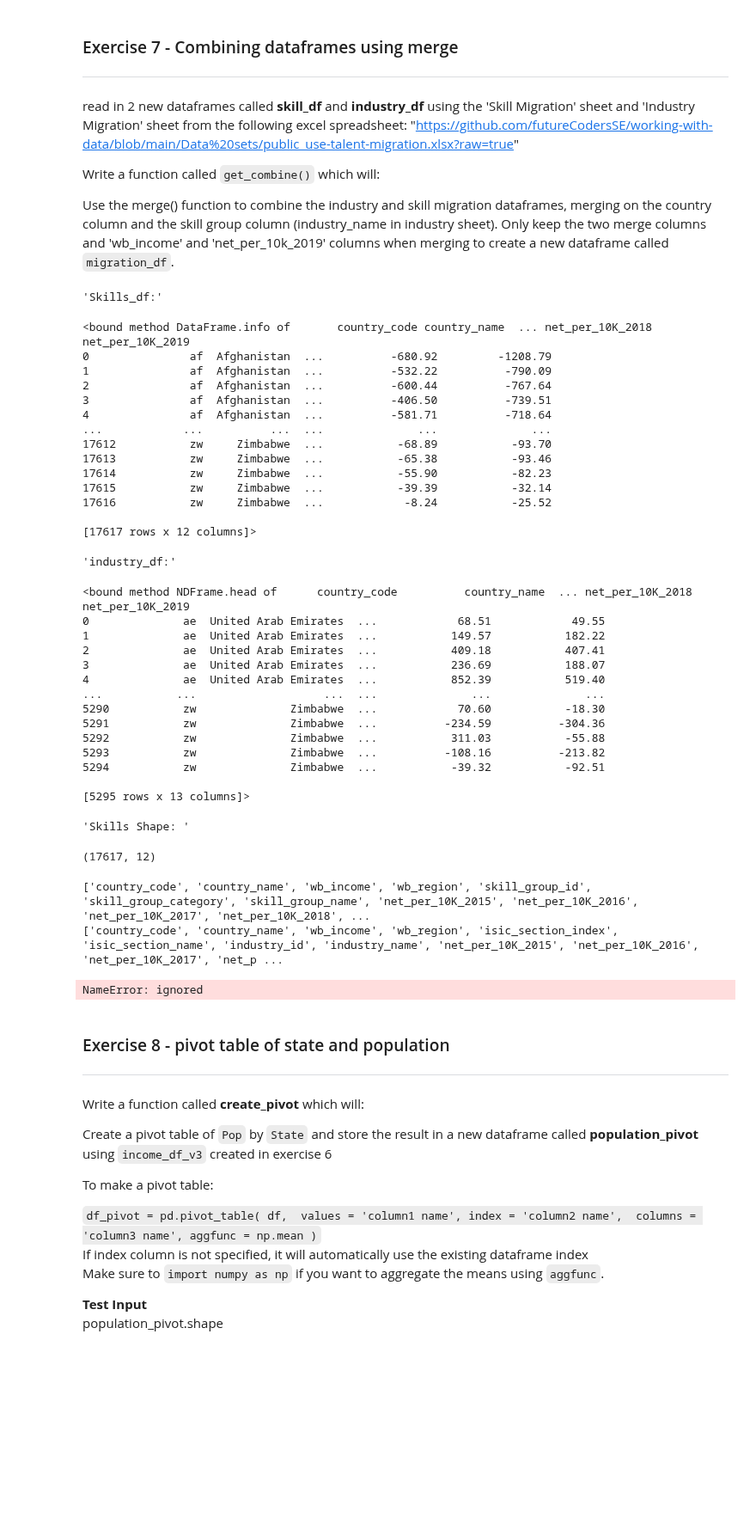
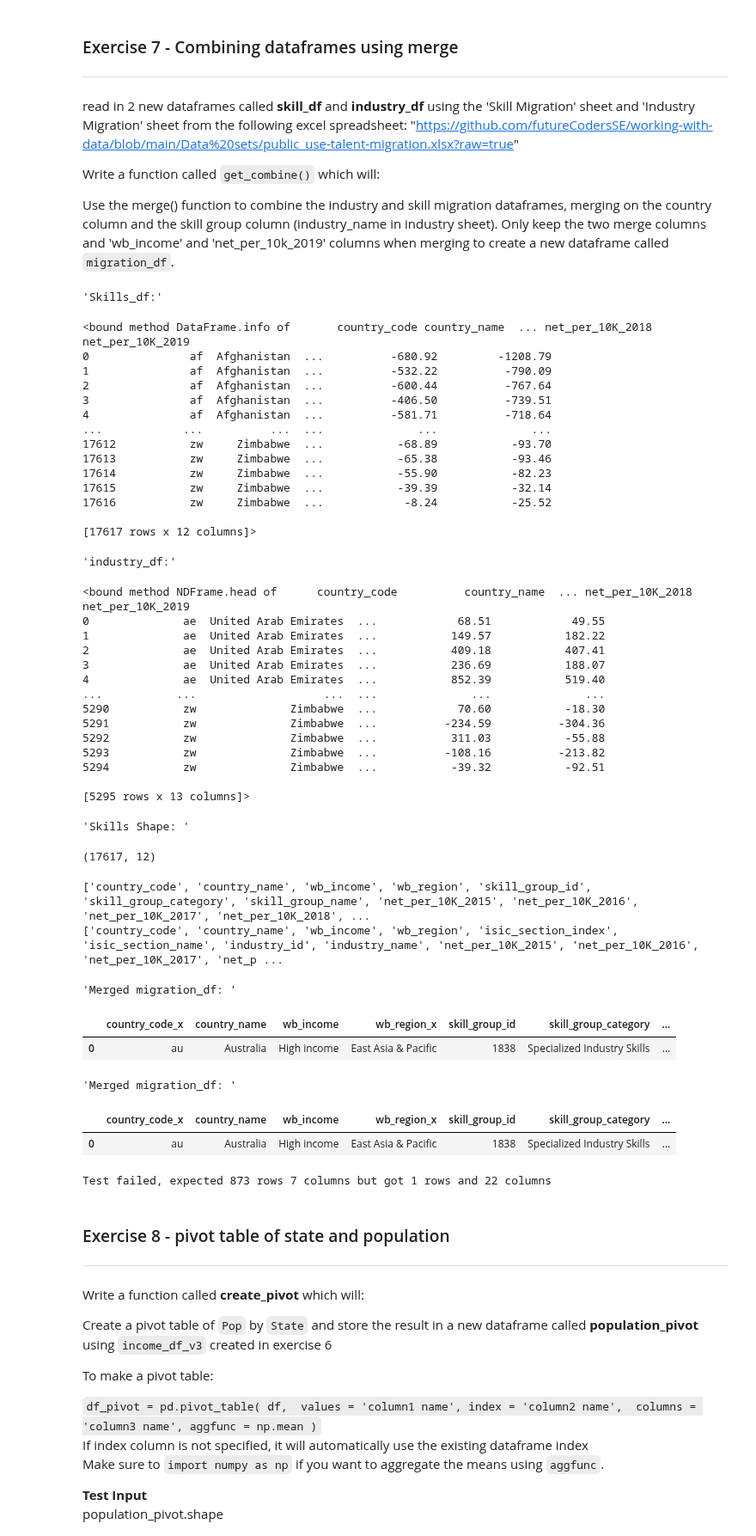
Before and after one commit to mrsferret/Code-Division, a Jupyter notebook: Worksheets/4_Wrangle_the_data.ipynb, the cells around one changed output. Shown at 86% size. Cells and saved outputs as stored; diff of their text form; code cells hidden in the pictures; blank space fills up the shorter version.

```diff
--- a/Worksheets/4_Wrangle_the_data.ipynb
+++ b/Worksheets/4_Wrangle_the_data.ipynb
@@ -420,17 +420,19 @@ my_list2 = industry_df.columns.values.tolist()
 
 print (my_list)
 print (my_list2)
+#print (skills_df.dtypes)
+#print (industry_df.dtypes)
 
-#def get_combine(df1, df2):
+def get_combine(df1, df2):
   # merge dataframes into variable called migration_df and return it
-
-  #migration_df = pd.merge(df1[['country_name', 'skill_group_id']], df2[['country_name', 'industry_name']], on = ['wb_income', 'net_per_10k_2019']
-  #display(migration_df)
-  #return migration_df
+  migration_df = pd.merge(df1, df2, left_on = ['country_name', 'skill_group_name', \
+                                               'wb_income', 'net_per_10K_2019'], right_on = ['country_name','industry_name', 'wb_income', 'net_per_10K_2019'])
+  display("Merged migration_df: ", migration_df)
+  return migration_df
 
 # This will run and test your code to see if your new dataframe is correct length and has correct number of columns
 actual = len(get_combine(skills_df, industry_df))
-actual2 = len(get_combine().columns)
+actual2 = len(get_combine(skills_df, industry_df).columns)
 expected = 873
 expected2 = 7
 
@@ -446,34 +448,40 @@ else:
 2               af  Afghanistan  ...          -600.44          -767.64
 3               af  Afghanistan  ...          -406.50          -739.51
 4               af  Afghanistan  ...          -581.71          -718.64
 ...            ...          ...  ...              ...              ...
 17612           zw     Zimbabwe  ...           -68.89           -93.70
 17613           zw     Zimbabwe  ...           -65.38           -93.46
 17614           zw     Zimbabwe  ...           -55.90           -82.23
 17615           zw     Zimbabwe  ...           -39.39           -32.14
 17616           zw     Zimbabwe  ...            -8.24           -25.52
 
 [17617 rows x 12 columns]>
 'industry_df:'
 <bound method NDFrame.head of      country_code          country_name  ... net_per_10K_2018 net_per_10K_2019
 0              ae  United Arab Emirates  ...            68.51            49.55
 1              ae  United Arab Emirates  ...           149.57           182.22
 2              ae  United Arab Emirates  ...           409.18           407.41
 3              ae  United Arab Emirates  ...           236.69           188.07
 4              ae  United Arab Emirates  ...           852.39           519.40
 ...           ...                   ...  ...              ...              ...
 5290           zw              Zimbabwe  ...            70.60           -18.30
 5291           zw              Zimbabwe  ...          -234.59          -304.36
 5292           zw              Zimbabwe  ...           311.03           -55.88
 5293           zw              Zimbabwe  ...          -108.16          -213.82
 5294           zw              Zimbabwe  ...           -39.32           -92.51
 
 [5295 rows x 13 columns]>
 'Skills Shape: '
 (17617, 12)
 ['country_code', 'country_name', 'wb_income', 'wb_region', 'skill_group_id', 'skill_group_category', 'skill_group_name', 'net_per_10K_2015', 'net_per_10K_2016', 'net_per_10K_2017', 'net_per_10K_2018', ...
 ['country_code', 'country_name', 'wb_income', 'wb_region', 'isic_section_index', 'isic_section_name', 'industry_id', 'industry_name', 'net_per_10K_2015', 'net_per_10K_2016', 'net_per_10K_2017', 'net_p ...
-NameError: ignored
+'Merged migration_df: '
+|  | country_code_x | country_name | wb_income | wb_region_x | skill_group_id | skill_group_category | ... |
+| 0 | au | Australia | High income | East Asia & Pacific | 1838 | Specialized Industry Skills | ... |
+'Merged migration_df: '
+|  | country_code_x | country_name | wb_income | wb_region_x | skill_group_id | skill_group_category | ... |
+| 0 | au | Australia | High income | East Asia & Pacific | 1838 | Specialized Industry Skills | ... |
+Test failed, expected 873 rows 7 columns but got 1 rows and 22 columns
 # %% [markdown]
 ### Exercise 8 - pivot table of state and population
 ---
```
Also changed, not shown: parts of 1 cell of this notebook.
